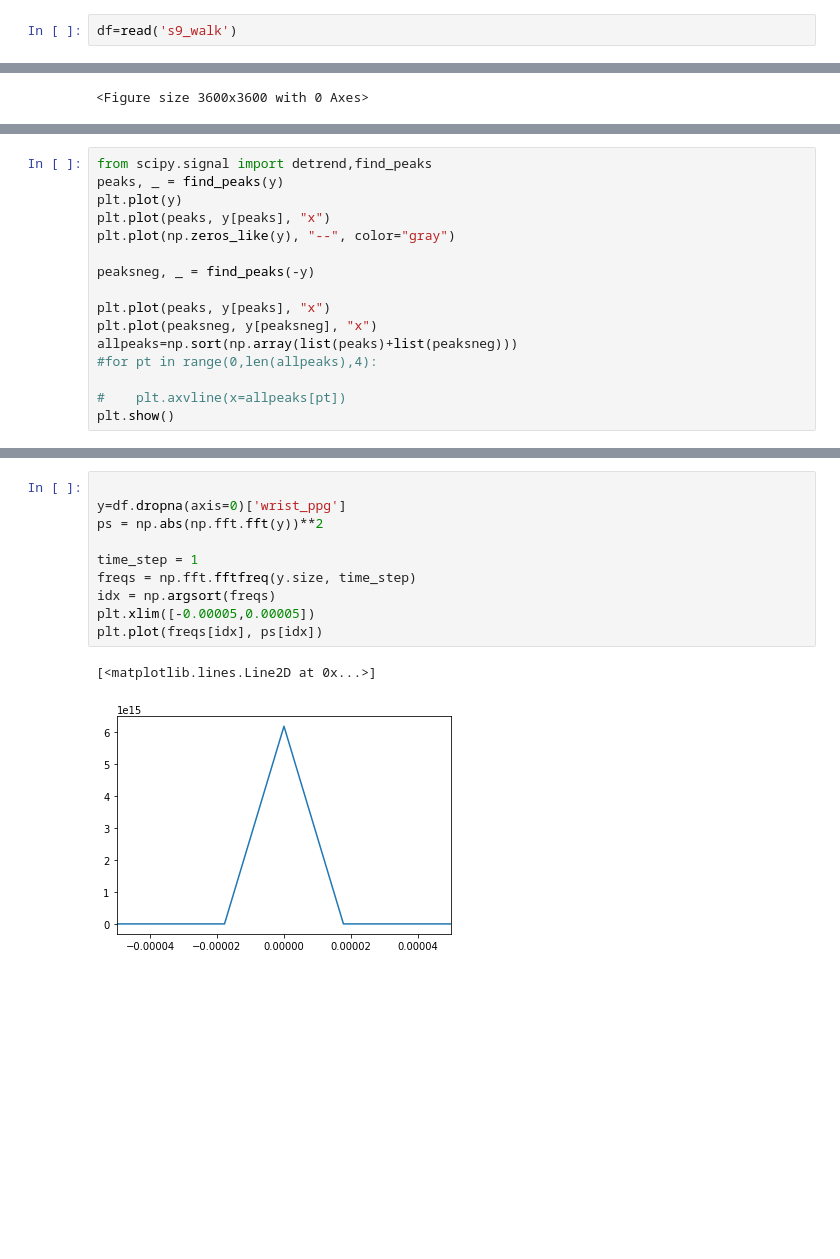
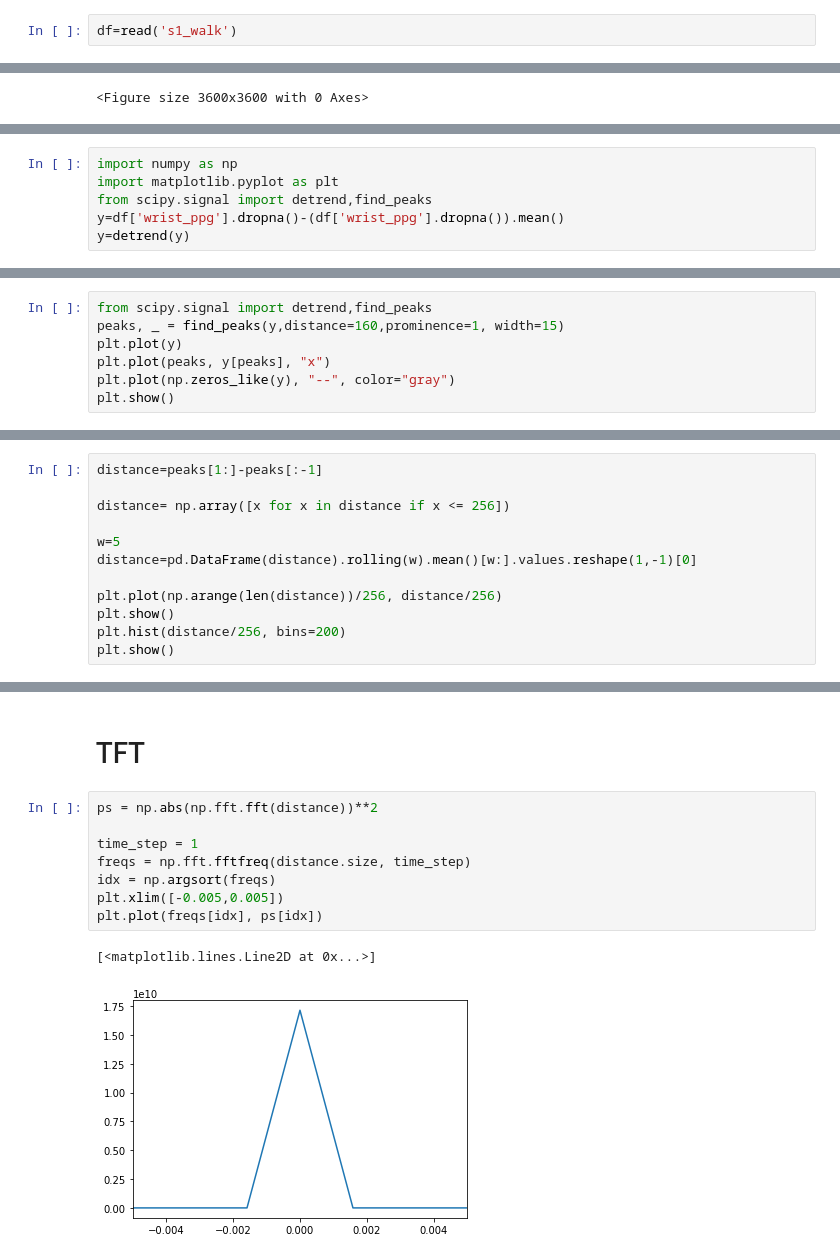
Before and after one commit to YosriSakly/Geste-et-intelligence-artificielle-HRV-fatigue, a Jupyter notebook: Copy-Yosri.ipynb, the cells around one changed output, grey strips where cells are left out. Saved outputs shown, nothing was run; the diff lists cells and outputs as text; blank space fills up the shorter version.

```diff
--- a/Copy-Yosri.ipynb
+++ b/Copy-Yosri.ipynb
@@ -36,5 +37,5 @@ w
 # %%
-df=read('s9_walk')
+df=read('s1_walk')
 # %%
 df.corr()
 # %% [output]
@@ -125,2 +120,8 @@ plt.xlim([0,1000])
 (0, 1000)
 [figure]
+# %%
+import numpy as np
+import matplotlib.pyplot as plt
+from scipy.signal import detrend,find_peaks
+y=df['wrist_ppg'].dropna()-(df['wrist_ppg'].dropna()).mean()
+y=detrend(y)
@@ -127,17 +166,8 @@ plt.xlim([0,1000])
 # %%
 from scipy.signal import detrend,find_peaks
-peaks, _ = find_peaks(y)
+peaks, _ = find_peaks(y,distance=160,prominence=1, width=15)
 plt.plot(y)
 plt.plot(peaks, y[peaks], "x")
 plt.plot(np.zeros_like(y), "--", color="gray")
-
-peaksneg, _ = find_peaks(-y)
-
-plt.plot(peaks, y[peaks], "x")
-plt.plot(peaksneg, y[peaksneg], "x")
-allpeaks=np.sort(np.array(list(peaks)+list(peaksneg)))
-#for pt in range(0,len(allpeaks),4):
-
-#    plt.axvline(x=allpeaks[pt])
 plt.show()
 # %% [output]
@@ -183,0 +186,12 @@ array([ 102,  143,  243,  308,  357,  405,  448,  543,  607,  659,  701,
+# %%
+distance=peaks[1:]-peaks[:-1]
+
+distance= np.array([x for x in distance if x <= 256])
+
+w=5
+distance=pd.DataFrame(distance).rolling(w).mean()[w:].values.reshape(1,-1)[0]
+
+plt.plot(np.arange(len(distance))/256, distance/256)
+plt.show()
+plt.hist(distance/256, bins=200)
+plt.show()
@@ -184,13 +206,13 @@ array([ 102,  143,  243,  308,  357,  405,  448,  543,  607,  659,  701,
+# %% [markdown]
+# TFT
 # %%
-
-y=df.dropna(axis=0)['wrist_ppg']
-ps = np.abs(np.fft.fft(y))**2
+ps = np.abs(np.fft.fft(distance))**2
 
 time_step = 1
-freqs = np.fft.fftfreq(y.size, time_step)
+freqs = np.fft.fftfreq(distance.size, time_step)
 idx = np.argsort(freqs)
-plt.xlim([-0.00005,0.00005])
+plt.xlim([-0.005,0.005])
 plt.plot(freqs[idx], ps[idx])
 # %% [output]
 [<matplotlib.lines.Line2D at 0x...>]
-[figure, old version]
+[figure, new version]
```
Also changed, not shown: parts of 26 cells of this notebook.
